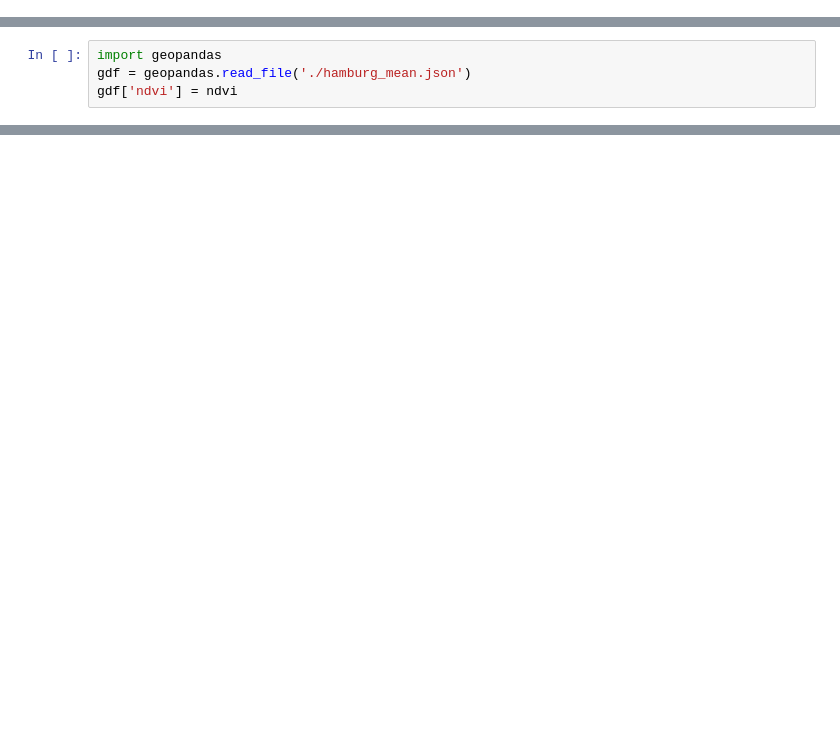
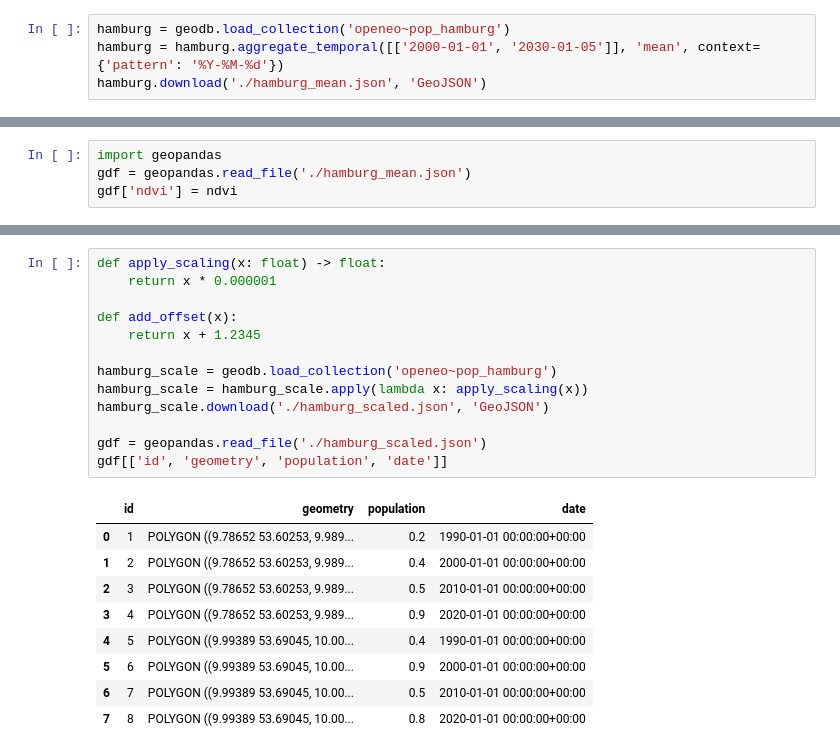
Before and after one commit to xcube-dev/xcube-geodb-openeo, a Jupyter notebook: notebooks/geoDB-openEO_use_case_2.ipynb, the cells around one changed output, grey strips where cells are left out. Saved outputs shown, nothing was run; the diff lists cells and outputs as text; blank space fills up the shorter version.

```diff
--- a/notebooks/geoDB-openEO_use_case_2.ipynb
+++ b/notebooks/geoDB-openEO_use_case_2.ipynb
@@ -38,0 +31,4 @@ hamburg.download('./hamburg_mean.json', 'GeoJSON')
+# %%
+hamburg = geodb.load_collection('openeo~pop_hamburg')
+hamburg = hamburg.aggregate_temporal([['2000-01-01', '2030-01-05']], 'mean', context={'pattern': '%Y-%M-%d'})
+hamburg.download('./hamburg_mean.json', 'GeoJSON')
@@ -125,0 +115,23 @@ job.get_results().download_files("output")
+# %%
+def apply_scaling(x: float) -> float:
+    return x * 0.000001
+
+def add_offset(x):
+    return x + 1.2345
+
+hamburg_scale = geodb.load_collection('openeo~pop_hamburg')
+hamburg_scale = hamburg_scale.apply(lambda x: apply_scaling(x))
+hamburg_scale.download('./hamburg_scaled.json', 'GeoJSON')
+
+gdf = geopandas.read_file('./hamburg_scaled.json')
+gdf[['id', 'geometry', 'population', 'date']]
+# %% [output]
+|  | id | geometry | population | date |
+| 0 | 1 | POLYGON ((9.78652 53.60253, 9.989... | 0.2 | 1990-01-01 00:00:00+00:00 |
+| 1 | 2 | POLYGON ((9.78652 53.60253, 9.989... | 0.4 | 2000-01-01 00:00:00+00:00 |
+| 2 | 3 | POLYGON ((9.78652 53.60253, 9.989... | 0.5 | 2010-01-01 00:00:00+00:00 |
+| 3 | 4 | POLYGON ((9.78652 53.60253, 9.989... | 0.9 | 2020-01-01 00:00:00+00:00 |
+| 4 | 5 | POLYGON ((9.99389 53.69045, 10.00... | 0.4 | 1990-01-01 00:00:00+00:00 |
+| 5 | 6 | POLYGON ((9.99389 53.69045, 10.00... | 0.9 | 2000-01-01 00:00:00+00:00 |
+| 6 | 7 | POLYGON ((9.99389 53.69045, 10.00... | 0.5 | 2010-01-01 00:00:00+00:00 |
+| 7 | 8 | POLYGON ((9.99389 53.69045, 10.00... | 0.8 | 2020-01-01 00:00:00+00:00 |
```
Also changed, not shown: parts of 30 cells of this notebook.
